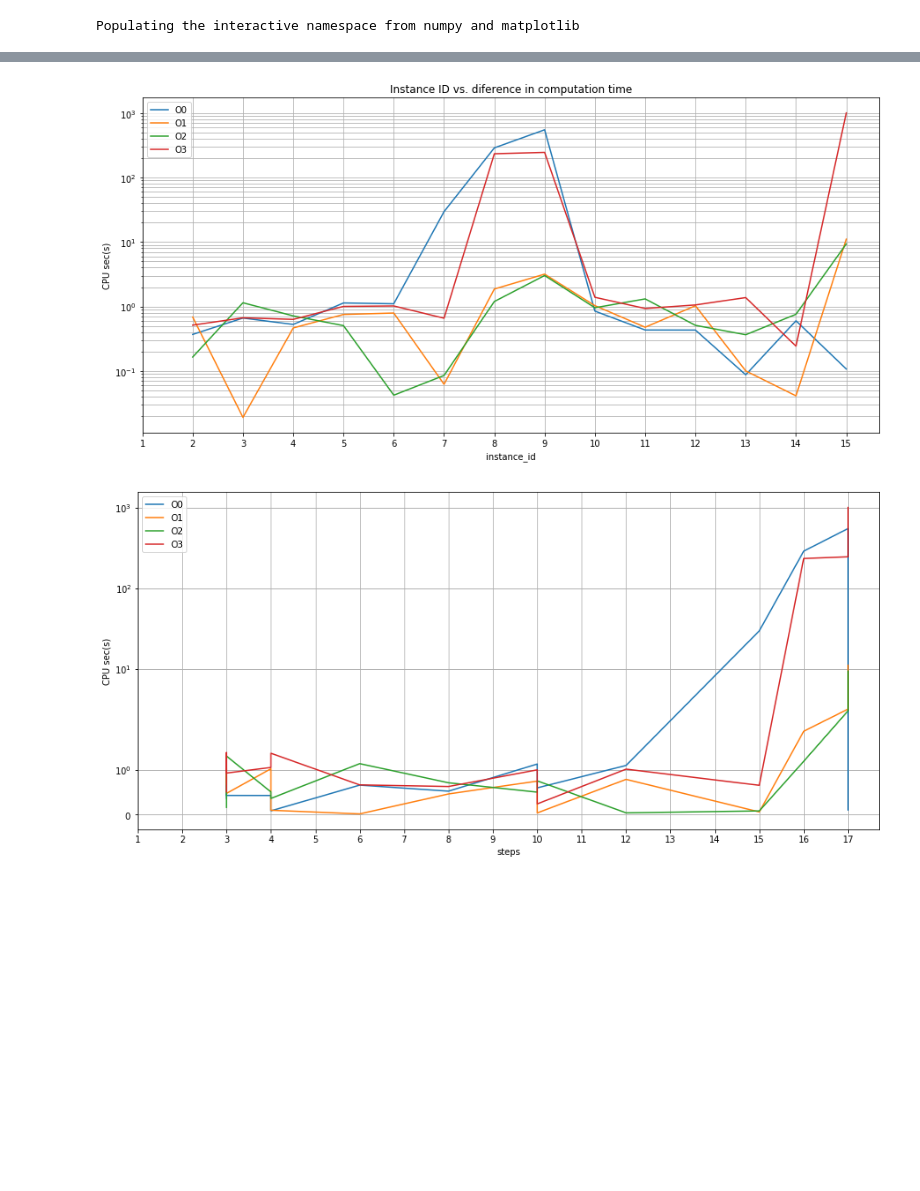
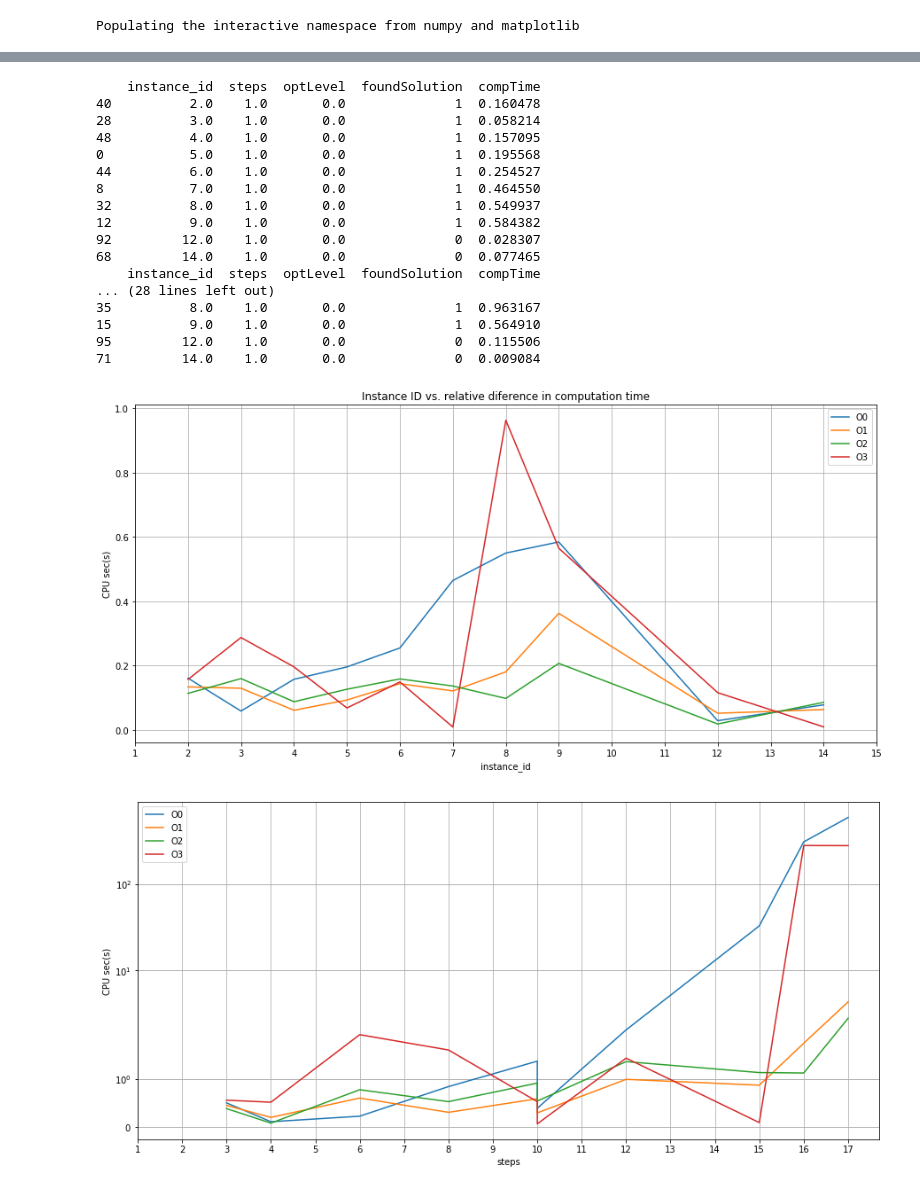
Before and after one commit to dvente/bombasticModel, a Jupyter notebook: Untitled.ipynb, the cells around one changed output, grey strips where cells are left out. Cells and saved outputs as stored; diff of their text form; code cells hidden in the pictures; blank space fills up the shorter version.

```diff
--- a/Untitled.ipynb
+++ b/Untitled.ipynb
@@ -123,7 +120,7 @@ plt.show()
 fig, ax = plt.subplots()
 for key, grp in data.sort_values(['steps','compTime']).groupby(['optLevel']):
     label = "O" + str(int(key))
-    ax.plot(grp['steps'],grp['compTime'], label = label, linewidths=1)
+    ax.plot(grp['steps'],grp['compTime'], label = label)
     plt.xlabel('steps')
     plt.xticks(range(data['steps'].min(),data['steps'].max()+1))
     ax.set_yscale('log')
@@ -164,22 +160,41 @@ diffCompTimes
 # %%
 fig, ax = plt.subplots()
 for key, grp in  data.sort_values(['instance_id','steps']).groupby('optLevel'):
     grpDiff = grp.diff(1)
     grpDiff = grpDiff.where(grpDiff['instance_id']==0).dropna().apply(abs)
     grpDiff['instance_id'] = Series([np.nan for i in range(len(grpDiff))])
     grpDiff['instance_id'].fillna(grp['instance_id'],inplace=True)
+    grpDiff['compTime'] = grpDiff['compTime']/grp['compTime']
+    print(grpDiff)
     label = "O" + str(int(key))
-    ax.semilogy(grpDiff['instance_id'],grpDiff['compTime'], label = label)
+    ax.plot(grpDiff['instance_id'],grpDiff['compTime'], label = label)
     plt.xlabel('instance_id')
     plt.xticks(range(data['instance_id'].min(),data['instance_id'].max()+1))
     plt.ylabel('CPU sec(s)')
     plt.legend(loc='best')
-    plt.title('Instance ID vs. diference in computation time')
+    plt.title('Instance ID vs. relative diference in computation time')
 
 ax.grid(True, which="both")
 plt.show()
 # %% [output]
+    instance_id  steps  optLevel  foundSolution  compTime
+40          2.0    1.0       0.0              1  0.160478
+28          3.0    1.0       0.0              1  0.058214
+48          4.0    1.0       0.0              1  0.157095
+0           5.0    1.0       0.0              1  0.195568
+44          6.0    1.0       0.0              1  0.254527
+8           7.0    1.0       0.0              1  0.464550
+32          8.0    1.0       0.0              1  0.549937
+12          9.0    1.0       0.0              1  0.584382
+92         12.0    1.0       0.0              0  0.028307
+68         14.0    1.0       0.0              0  0.077465
+    instance_id  steps  optLevel  foundSolution  compTime
+... (28 lines left out)
+35          8.0    1.0       0.0              1  0.963167
+15          9.0    1.0       0.0              1  0.564910
+95         12.0    1.0       0.0              0  0.115506
+71         14.0    1.0       0.0              0  0.009084
-[figure, old version]
+[figure, new version]
 # %%
 fig, ax = plt.subplots()
 for key, grp in  data.sort_values(['instance_id','steps']).groupby('optLevel'):
@@ -199,4 +214,4 @@ for key, grp in  data.sort_values(['instance_id','steps']).groupby('optLevel'):
 ax.grid(True, which="both")
 plt.show()
 # %% [output]
-[figure, old version]
+[figure, new version]
```
Also changed, not shown: parts of 8 cells of this notebook, 8 other files.
